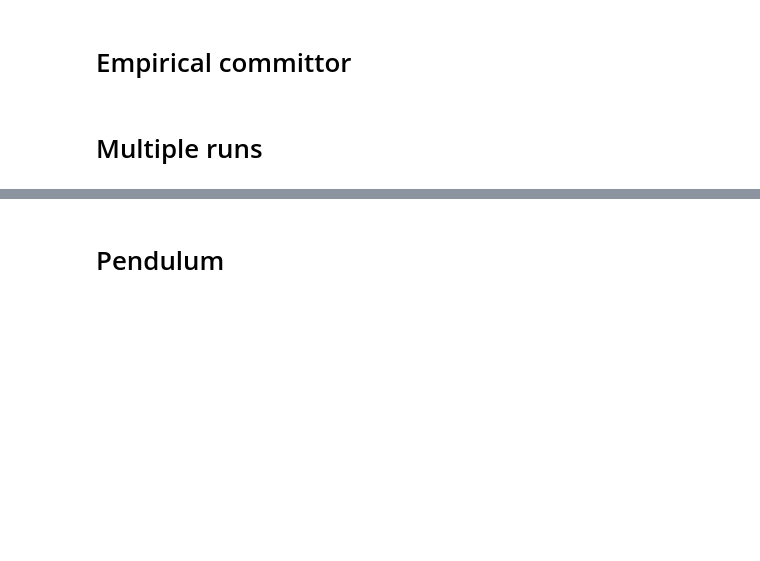
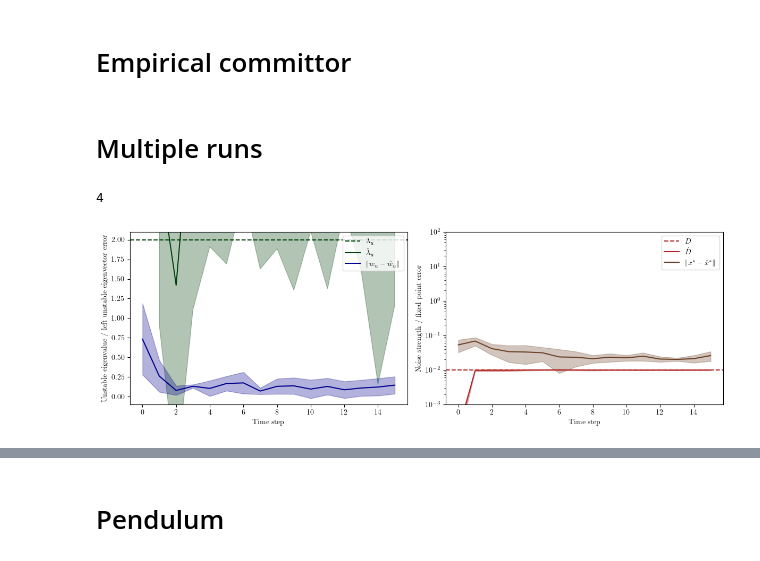
Before and after one commit to Asagodi/committor_control, a Jupyter notebook: estimation_test.ipynb, the cells around one changed output, grey strips where cells are left out. Saved outputs shown, nothing was run; the diff lists cells and outputs as text; code cells hidden in the pictures; blank space fills up the shorter version.

```diff
--- a/estimation_test.ipynb
+++ b/estimation_test.ipynb
@@ -1044,10 +601,10 @@ def plot_tracker_metrics(all_trackers, A_linearized, l_true, x_star, dt,
         lu_error_all[i] = [min(np.linalg.norm(l - l_true), np.linalg.norm(l + l_true)) for l in tracker.lu_history]
         D_history_all[i] = noise_strength_to_D(np.array(tracker.noise_history), dim=2, dt=dt)
 
-        x_star_hats = []
-        for A_disc, b_hat in zip(tracker.A_history, tracker.b_history):
-            x_star_hat = np.linalg.solve(np.eye(A_disc.shape[0]) - A_disc, b_hat)
-            x_star_hats.append(x_star_hat)
+        x_star_hats = all_trackers[i].xstar_history
+        # for A_disc, b_hat in zip(tracker.A_history, tracker.b_history):
+        #     x_star_hat = np.linalg.solve(np.eye(A_disc.shape[0]) - A_disc, b_hat)
+        #     x_star_hats.append(x_star_hat)
         x_star_hats = np.array(x_star_hats)
         x_star_hats_error_all[i] = np.linalg.norm(x_star_hats - x_star, axis=1)
 
@@ -1170,7 +728,7 @@ def plot_tracker_errors(all_trackers, l_true, x_star, dt,
     plt.show()
 # %%
 def run_training_only(n_runs, n_trajs, drift_func, dt, D, x_shift, y_shift, init_bounds,
-                      tracker_method, T_tracker_trajs, gamma, eta_e):
+                      tracker_method, T_tracker_trajs, gamma, eta_e, x_star_init_range=None):
     """
     Train multiple ExponentialCovarianceTrackers and return them.
 
@@ -1202,11 +760,13 @@ def run_training_only(n_runs, n_trajs, drift_func, dt, D, x_shift, y_shift, init
     seeds = list(range(0, n_runs * 10, 10))  # deterministic seeds, spaced by 10
     for seed in tqdm(seeds, desc="Training trackers"):
         if tracker_method == 'offline':
-            tracker = OfflineVARTracker(dim=2, eta_e=eta_e, store_history=True)
+            tracker = OfflineVARTrackerBatched(dim=2, eta_e=eta_e, store_history=True)
         elif tracker_method == 'ema':
             tracker = ExponentialCovarianceTracker(dim=2, gamma=gamma, eta_e=eta_e, store_history=True)
         elif tracker_method == 'naive':
             tracker = NaiveVARTracker(dim=2, store_history=True)
+        elif tracker_method == 'nbhd':
+            tracker = NbhdVARTracker(dim=2, radius=0.05, store_history=True, x_star_init_range=x_star_init_range)
         tracker.train(
             drift_func=drift_func,
             n_trajs=n_trajs,
@@ -1224,20 +784,28 @@ def run_training_only(n_runs, n_trajs, drift_func, dt, D, x_shift, y_shift, init
 
 def run_inference_and_evaluation(n_runs, n_trajs, dt, D, T_tracker_trajs, gamma, eta_e, drift_func, x_shift=0.0, y_shift=0.0, lambda_u_true=1, l_unstable_true=np.array([1.0, 0.0]), #x_star=None,
                                  feedback_function=erf_feedback, tracker_method='naive', init_bounds=0.1,
-                                 T_eval_trajs=1000, eval_interval=100, n_grid=5, x_max=0.5, control_r_neigh=0.5, a=0.5, control_nbhd_shape="rectangular", grid_rotation_angle=None):
+                                 T_eval_trajs=1000, eval_interval=100, n_grid=5, x_max=0.5, control_r_neigh=0.5, a=0.5, control_nbhd_shape="rectangular", grid_rotation_angle=None,
+                                 radius=0.05, x_star_init_range=None):
     x_star = np.array([0.0, 0.0]) + np.array([x_shift, y_shift])
     all_results = {}
     all_seeds = list(range(0,n_runs*10, 10))
     for seed in tqdm(all_seeds):
         if tracker_method == 'offline':
-            tracker = OfflineVARTracker(dim=2, eta_e=eta_e, store_history=True)
+            tracker = OfflineVARTrackerBatched(dim=2, eta_e=eta_e, store_history=True)
         elif tracker_method == 'naive':
             tracker = NaiveVARTracker(dim=2, store_history=True)
         elif tracker_method == 'ema':
             tracker = ExponentialCovarianceTracker(dim=2, gamma=gamma, eta_e=eta_e, store_history=True)
+        elif tracker_method == 'nbhd':
+            tracker = NbhdVARTracker(dim=2, radius=radius, x_star_init_range=x_star_init_range, store_history=True)
+        else:
+            raise ValueError(f"Unknown tracker method: {tracker_method}")
 
         all_X_uncontrolled = tracker.train(drift_func=drift_func, n_trajs=n_trajs, init_bounds=init_bounds,
                             T=T_tracker_trajs, dt=dt, D=D, seed=seed, x_shift=x_shift, y_shift=y_shift)
+
+        if np.linalg.norm(tracker.xstar_history[-1]) > .1:
+            continue
 
         time_points, results_over_time = evaluate_control_over_time(
             tracker, drift_func, D_true=D, lambda_u_true=lambda_u_true, x_fp_true=x_star, l_unstable_true=l_unstable_true, a=a,
@@ -2136,13 +1720,15 @@ plt.show()
 # %% [markdown]
 # Multiple runs
 # %%
-n_runs = 20
+n_runs = 50
 # # Parameters
 n_trajs = 50
 T = 25
 dt = 0.01
 D = 0.01
-tracker_method = 'naive'
+tracker_method = 'nbhd'
+
+x_star_init_range = 0.2
 
 # Initialize tracker
 eta_e = 0.1  #0.01
@@ -2153,10 +1739,17 @@ if system == 'curved':
 elif system == 'linear':
     drift_func = double_well_drift_linear
 all_trackers_dw = run_training_only(n_runs=n_runs, n_trajs=n_trajs, drift_func=drift_func, dt=dt, D=D,
-                                 tracker_method=tracker_method, T_tracker_trajs=T, gamma=gamma, eta_e=eta_e, x_shift=x_shift, y_shift=y_shift, init_bounds=init_bounds)
+                                 tracker_method=tracker_method, T_tracker_trajs=T, gamma=gamma, eta_e=eta_e, x_shift=x_shift, y_shift=y_shift, init_bounds=init_bounds, x_star_init_range=x_star_init_range)
+# %%
+all_trackers_dw_excl = [tracker for tracker in all_trackers_dw if np.linalg.norm(tracker.xstar_history[-1]) <= .1]
+len(all_trackers_dw_excl)
+# %% [output]
+4
 # %%
 l_true = -np.array([1, 0])
 x_star = np.array([x_shift, y_shift])
 
-plot_tracker_metrics(all_trackers_dw, A_linearized, l_true, x_star, dt, lambda_u_rescaling, D, system, tracker_method)
+plot_tracker_metrics(all_trackers_dw_excl, A_linearized, l_true, x_star, dt, lambda_u_rescaling, D, system, tracker_method)
+# %% [output]
+[figure, added]
 # %%
```
Also changed, not shown: parts of 20 cells of this notebook.
